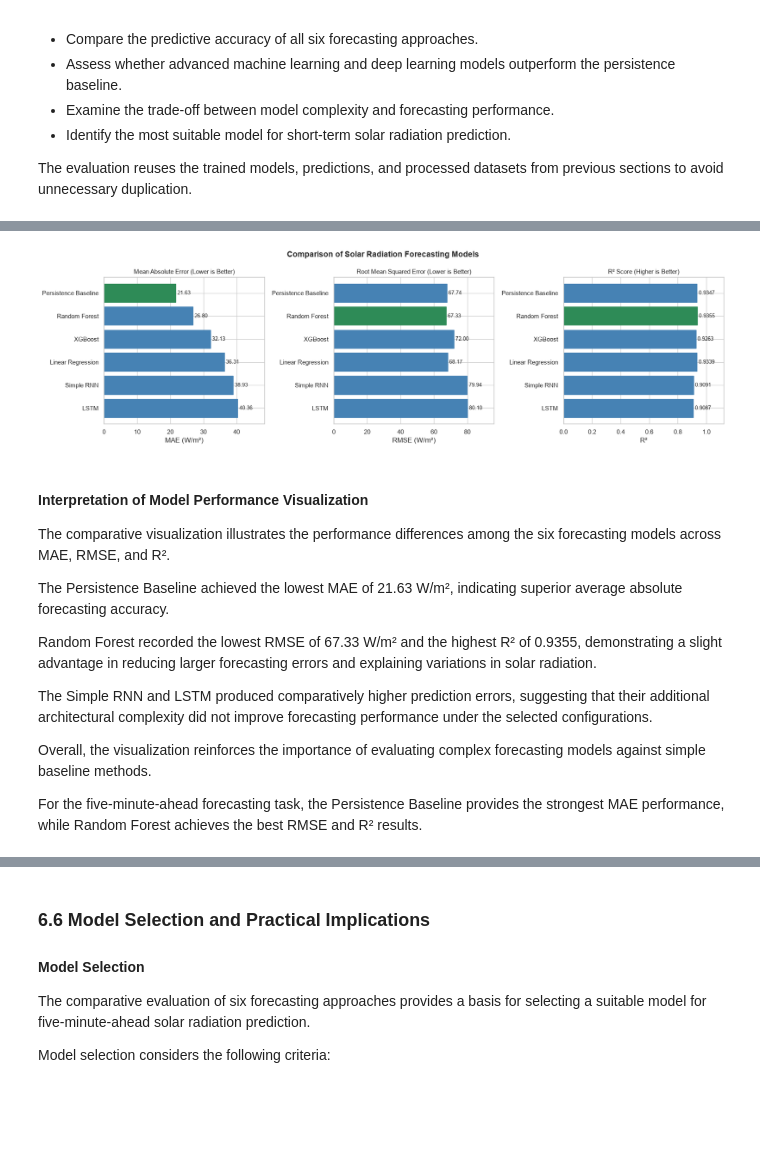
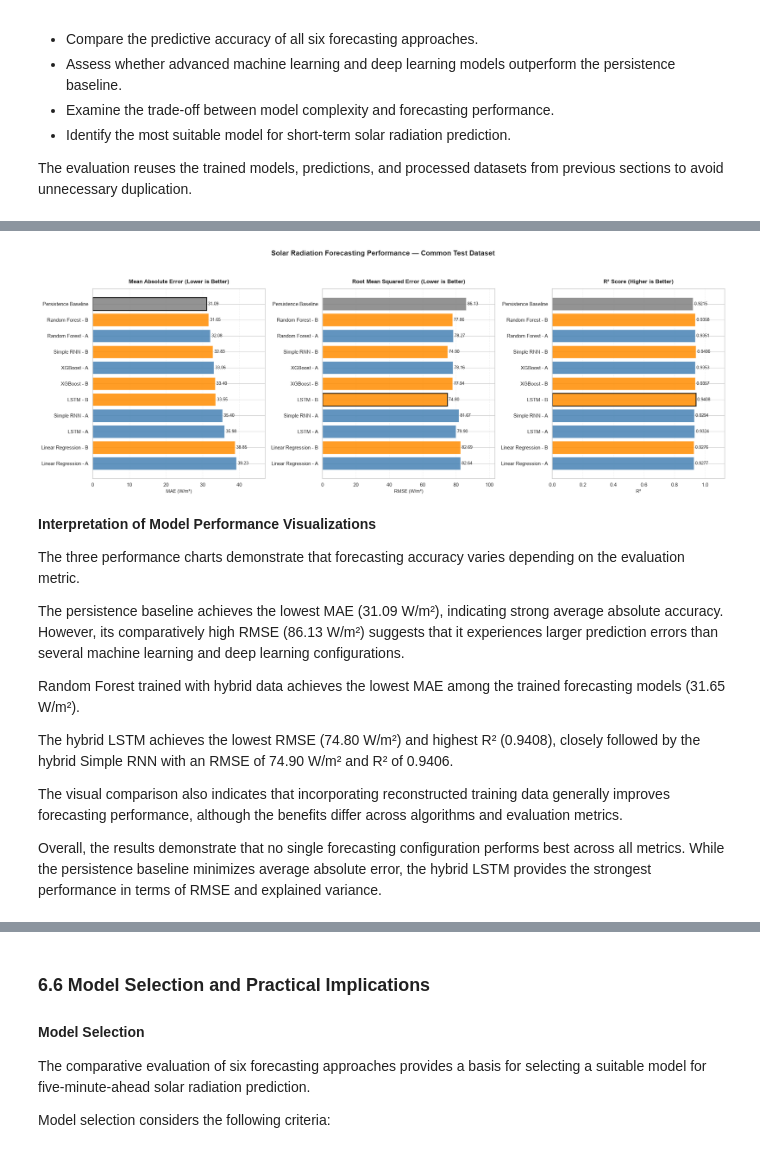
Before and after one commit to damisar/Solar-Radiation-Prediction, a Jupyter notebook: notebook/Solar_Radiation_Analysis.ipynb, the cells around one changed output, grey strips where cells are left out. Saved outputs shown, nothing was run; the diff lists cells and outputs as text; code cells hidden in the pictures; blank space fills up the shorter version.

Commit message:
Complete comparative evaluation and final model selection

```diff
--- a/notebook/Solar_Radiation_Analysis.ipynb
+++ b/notebook/Solar_Radiation_Analysis.ipynb
@@ -8064,18 +8075,24 @@ This approach ensures that differences in evaluation metrics reflect model perfo
 
 # Section 6.1 — Verify common evaluation timestamps
 
-# Identify testing timestamps shared by conventional and recurrent models
-common_times = X_test.index.intersection(test_seq_times)
+# Identify timestamps shared by conventional and recurrent models
+common_times = X_test.index.intersection(times_test)
 
 print("Conventional model test observations:", len(X_test))
-print("RNN/LSTM test observations:", len(test_seq_times))
+print("RNN/LSTM test observations:", len(times_test))
 print("Common testing timestamps:", len(common_times))
 
-# Verify that all recurrent test timestamps are present
-print(
-    "All recurrent timestamps aligned:",
-    len(common_times) == len(test_seq_times)
+# Verify that all recurrent test timestamps are available
+assert len(common_times) == len(times_test), (
+    "Some recurrent test timestamps are missing from conventional test data."
 )
+
+# Verify that timestamp ordering is consistent
+assert common_times.equals(times_test), (
+    "Common timestamps are not in the expected order."
+)
+
+print("\nTimestamp alignment verification: Passed")
 
 # Confirm the common evaluation period
 print("\nCommon evaluation period:")
@@ -8265,7 +8332,7 @@ The visualization uses the evaluation results calculated in Section 6.2, avoidin
 
 # Section 6.3 — Visual comparison of forecasting models
 
-fig, axes = plt.subplots(1, 3, figsize=(17, 5))
+fig, axes = plt.subplots(1, 3, figsize=(21, 8))
 
 metrics = ["MAE (W/m²)", "RMSE (W/m²)", "R²"]
 titles = [
@@ -8276,72 +8343,79 @@ titles = [
 
 models = model_comparison["Model"]
 
+# Consistent colors for training conditions
+colors = [
+    "gray" if model == "Persistence Baseline"
+    else "steelblue" if model.endswith(" - A")
+    else "darkorange"
+    for model in models
+]
+
 for ax, metric, title in zip(axes, metrics, titles):
     values = model_comparison[metric]
 
-    bars = ax.barh(models, values)
+    bars = ax.barh(models, values, color=colors, alpha=0.85)
 
-    # Highlight the best-performing model for each metric
-    best_idx = values.idxmin() if metric != "R²" else values.idxmax()
+    # Highlight the best configuration for each metric
+    best_idx = values.idxmax() if metric == "R²" else values.idxmin()
 
     for bar, idx in zip(bars, model_comparison.index):
         if idx == best_idx:
-            bar.set_color("seagreen")
-        else:
-            bar.set_color("steelblue")
+            bar.set_edgecolor("black")
+            bar.set_linewidth(2)
 
-    ax.set_title(title, fontsize=11)
-    ax.set_xlabel(metric)
+    ax.set_title(title, fontsize=12, fontweight="bold", pad=12)
+    ax.set_xlabel(metric, fontsize=10)
     ax.invert_yaxis()
+    ax.grid(axis="x", linestyle="--", alpha=0.25)
+    ax.set_axisbelow(True)
 
-    # Display metric values beside each bar
+    # Display values beside each bar
     for bar, value in zip(bars, values):
         label = f"{value:.4f}" if metric == "R²" else f"{value:.2f}"
         ax.text(
             bar.get_width(),
             bar.get_y() + bar.get_height() / 2,
             f" {label}",
             va="center",
             fontsize=9
         )
 
     ax.set_xlim(0, values.max() * 1.20)
 
 plt.suptitle(
-    "Comparison of Solar Radiation Forecasting Models",
-    fontsize=14,
+    "Solar Radiation Forecasting Performance — Common Test Dataset",
+    fontsize=15,
     fontweight="bold"
 )
 
-# Adjust layout
-plt.tight_layout()
+plt.tight_layout(rect=[0, 0.04, 1, 0.94])
 
-# Save figure in the existing figures directory
+# Save in the existing project figures directory
 fig.savefig(
     "../figures/model_performance_comparison.png",
     dpi=300,
     bbox_inches="tight"
 )
 
-# Display figure
 plt.show()
 # %% [output]
-[figure, old version]
+[figure, new version]
 # %% [markdown]
 
-#### Interpretation of Model Performance Visualization
+**Interpretation of Model Performance Visualizations**
 
-The comparative visualization illustrates the performance differences among the six forecasting models across MAE, RMSE, and R².
+The three performance charts demonstrate that forecasting accuracy varies depending on the evaluation metric.
 
-The Persistence Baseline achieved the lowest MAE of 21.63 W/m², indicating superior average absolute forecasting accuracy.
+The persistence baseline achieves the lowest MAE (31.09 W/m²), indicating strong average absolute accuracy. However, its comparatively high RMSE (86.13 W/m²) suggests that it experiences larger prediction errors than several machine learning and deep learning configurations.
 
-Random Forest recorded the lowest RMSE of 67.33 W/m² and the highest R² of 0.9355, demonstrating a slight advantage in reducing larger forecasting errors and explaining variations in solar radiation.
+Random Forest trained with hybrid data achieves the lowest MAE among the trained forecasting models (31.65 W/m²).
 
-The Simple RNN and LSTM produced comparatively higher prediction errors, suggesting that their additional architectural complexity did not improve forecasting performance under the selected configurations.
+The hybrid LSTM achieves the lowest RMSE (74.80 W/m²) and highest R² (0.9408), closely followed by the hybrid Simple RNN with an RMSE of 74.90 W/m² and R² of 0.9406.
 
-Overall, the visualization reinforces the importance of evaluating complex forecasting models against simple baseline methods.
+The visual comparison also indicates that incorporating reconstructed training data generally improves forecasting performance, although the benefits differ across algorithms and evaluation metrics.
 
-For the five-minute-ahead forecasting task, the Persistence Baseline provides the strongest MAE performance, while Random Forest achieves the best RMSE and R² results.
+Overall, the results demonstrate that no single forecasting configuration performs best across all metrics. While the persistence baseline minimizes average absolute error, the hybrid LSTM provides the strongest performance in terms of RMSE and explained variance.
 # %% [markdown]
 
 ### 6.4 Forecasting Error Analysis
```
Also changed, not shown: parts of 15 cells of this notebook.
